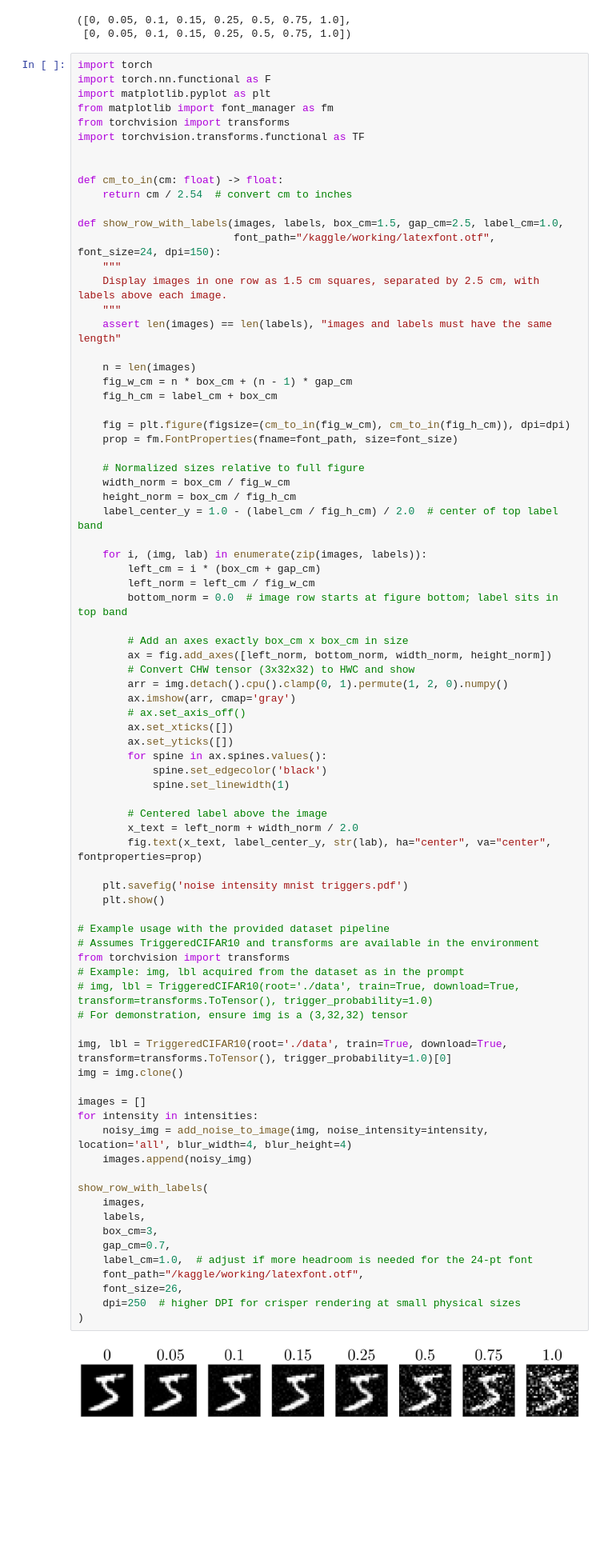
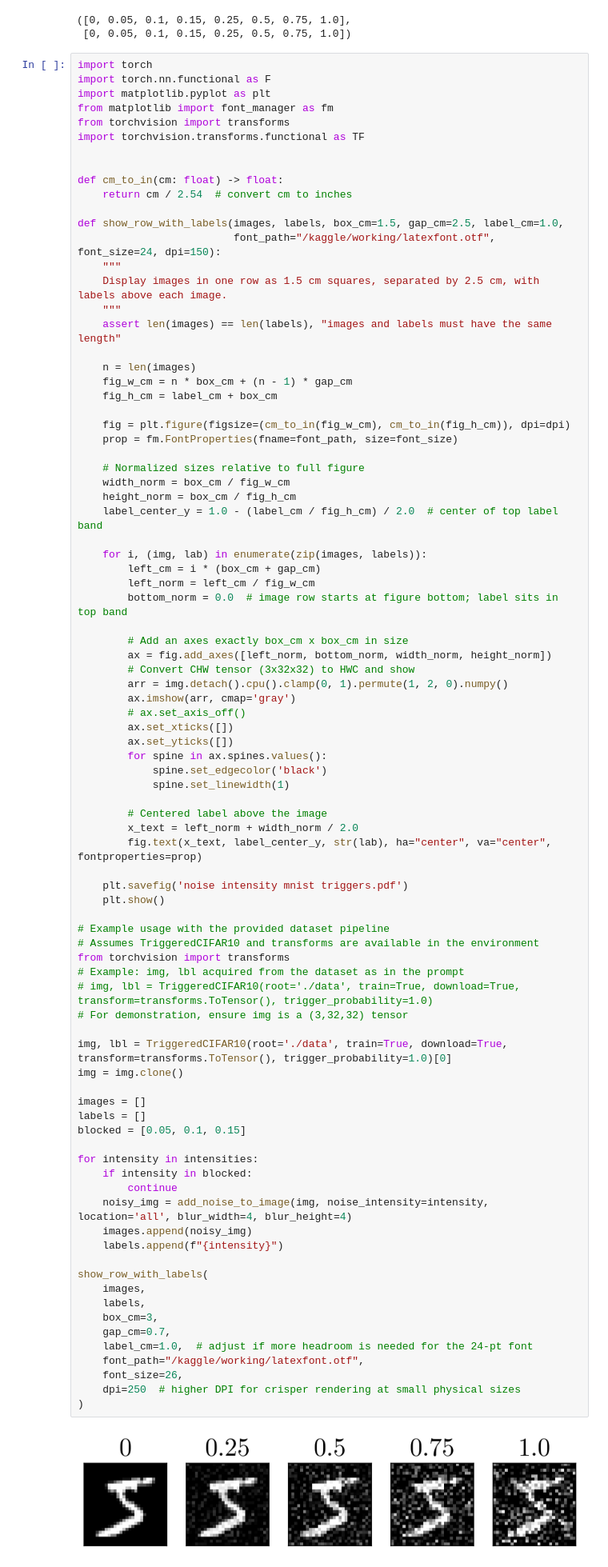
Before and after one commit to nishant-ingle/backdoors, a Jupyter notebook: noise-intensity-conv2d.ipynb, the cells around one changed output. Shown at 80% size. Cells and saved outputs as stored; diff of their text form; blank space fills up the shorter version.

Commit message:
Kaggle Notebook | noise intensity conv2d | Version 16

```diff
--- a/noise-intensity-conv2d.ipynb
+++ b/noise-intensity-conv2d.ipynb
@@ -703,34 +703,40 @@ def show_row_with_labels(images, labels, box_cm=1.5, gap_cm=2.5, label_cm=1.0,
 
     plt.savefig('noise intensity mnist triggers.pdf')
     plt.show()
 
 # Example usage with the provided dataset pipeline
 # Assumes TriggeredCIFAR10 and transforms are available in the environment
 from torchvision import transforms
 # Example: img, lbl acquired from the dataset as in the prompt
 # img, lbl = TriggeredCIFAR10(root='./data', train=True, download=True, transform=transforms.ToTensor(), trigger_probability=1.0)
 # For demonstration, ensure img is a (3,32,32) tensor
 
 img, lbl = TriggeredCIFAR10(root='./data', train=True, download=True, transform=transforms.ToTensor(), trigger_probability=1.0)[0]
 img = img.clone()
 
 images = []
+labels = []
+blocked = [0.05, 0.1, 0.15]
+
 for intensity in intensities:
+    if intensity in blocked:
+        continue
     noisy_img = add_noise_to_image(img, noise_intensity=intensity, location='all', blur_width=4, blur_height=4)
     images.append(noisy_img)
+    labels.append(f"{intensity}")
 
 show_row_with_labels(
     images,
     labels,
     box_cm=3,
     gap_cm=0.7,
     label_cm=1.0,  # adjust if more headroom is needed for the 24-pt font
     font_path="/kaggle/working/latexfont.otf",
     font_size=26,
     dpi=250  # higher DPI for crisper rendering at small physical sizes
 )
 # %% [output]
-[figure, old version]
+[figure, new version]
 # %%
 test_dataset.trigger_probability = 1.0
 test_dataset.location = locations[0]
```
Also changed, not shown: parts of 7 cells of this notebook.
